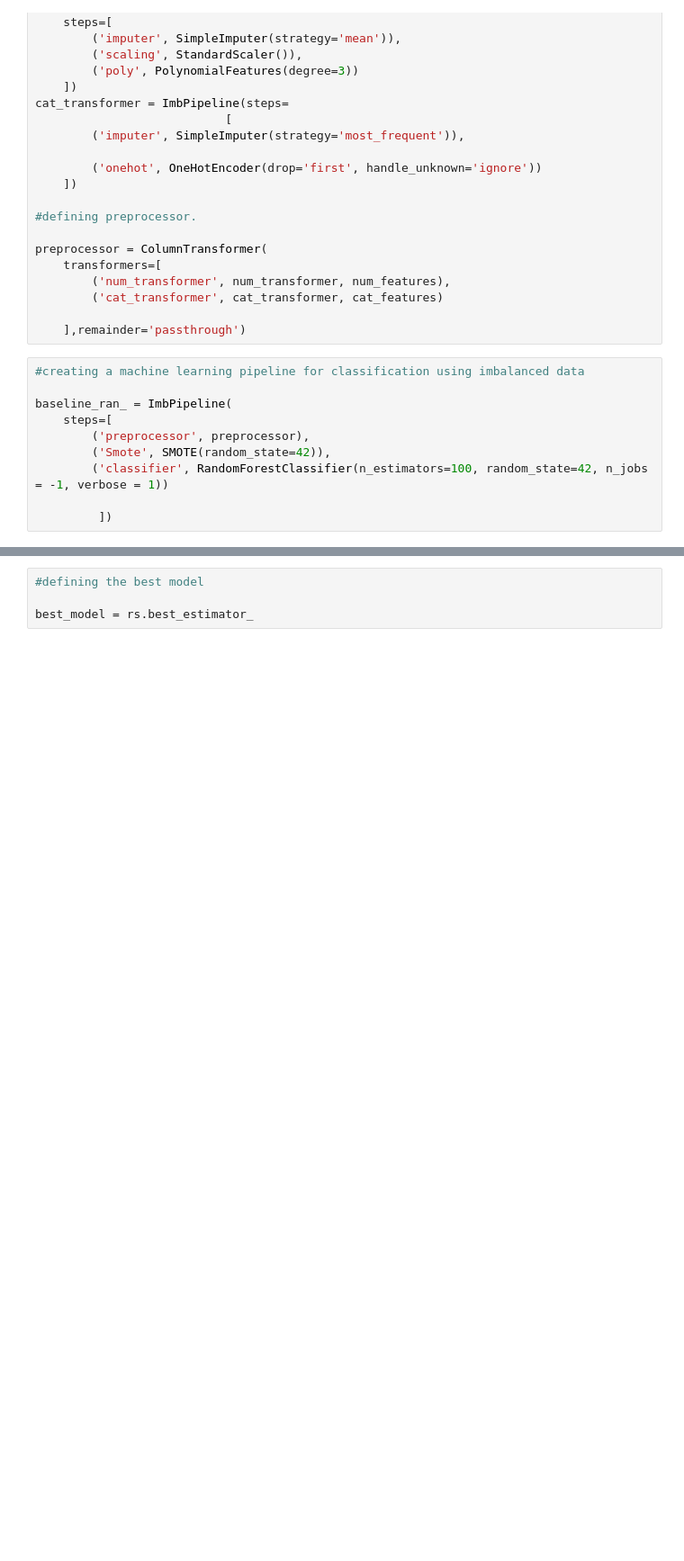
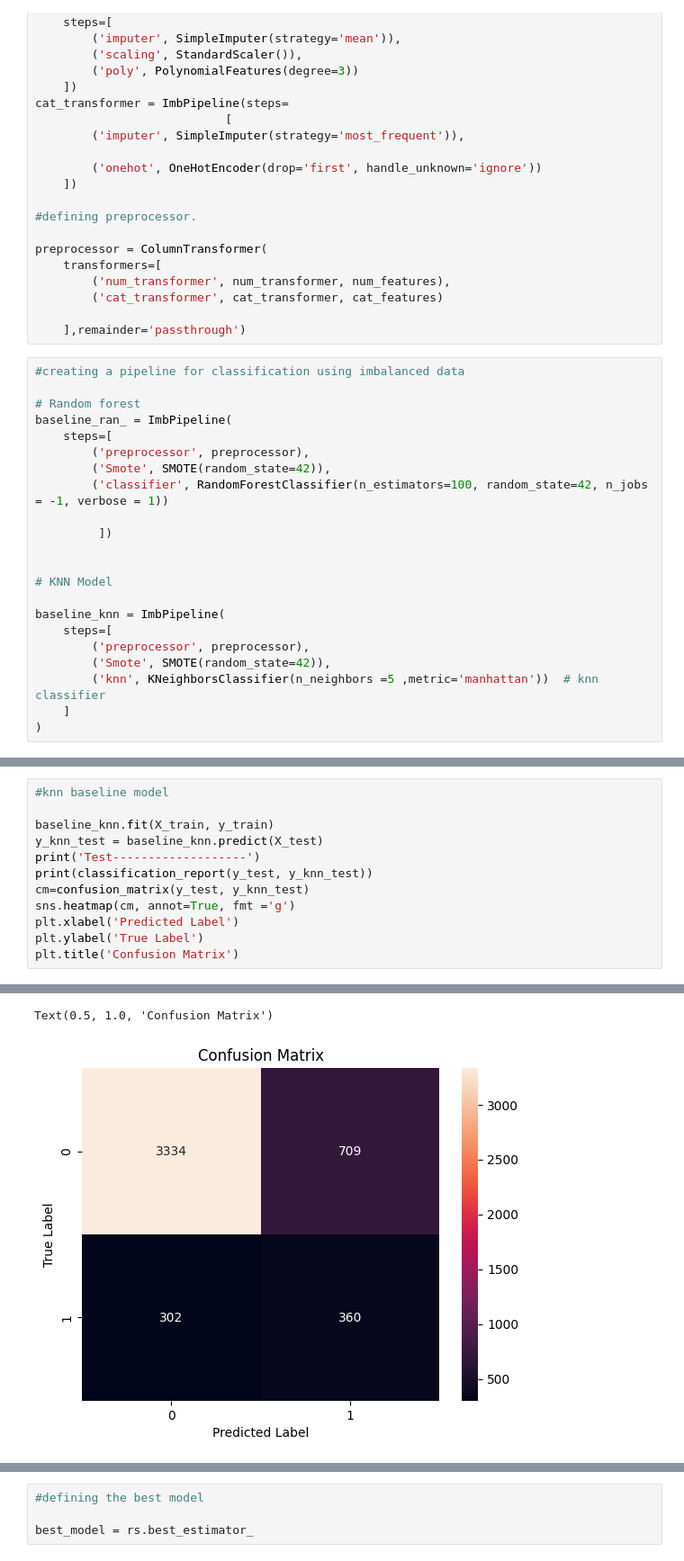
Before and after one commit to Ade-1609/ds-Financial-Inclusion, a Jupyter notebook: Financial_inclusion_in_africa.ipynb, the cells around one changed output, grey strips where cells are left out. Shown at 90% size. Cells and saved outputs as stored; diff of their text form; blank space fills up the shorter version.

```diff
--- a/Financial_inclusion_in_africa.ipynb
+++ b/Financial_inclusion_in_africa.ipynb
@@ -398,8 +398,9 @@ preprocessor = ColumnTransformer(
 
     ],remainder='passthrough')
 # %%
-#creating a machine learning pipeline for classification using imbalanced data
+#creating a pipeline for classification using imbalanced data
 
+# Random forest
 baseline_ran_ = ImbPipeline(
     steps=[
         ('preprocessor', preprocessor),
@@ -407,3 +408,14 @@ baseline_ran_ = ImbPipeline(
         ('classifier', RandomForestClassifier(n_estimators=100, random_state=42, n_jobs = -1, verbose = 1))
 
          ])
+
+
+# KNN Model
+
+baseline_knn = ImbPipeline(
+    steps=[
+        ('preprocessor', preprocessor),
+        ('Smote', SMOTE(random_state=42)),
+        ('knn', KNeighborsClassifier(n_neighbors =5 ,metric='manhattan'))  # knn classifier
+    ]
+)
@@ -450 +464,14 @@ Text(0.5, 1.0, 'Confusion Matrix')
 [figure]
+# %%
+#knn baseline model
+
+baseline_knn.fit(X_train, y_train)
+y_knn_test = baseline_knn.predict(X_test)
+print('Test-------------------')
+print(classification_report(y_test, y_knn_test))
+cm=confusion_matrix(y_test, y_knn_test)
+sns.heatmap(cm, annot=True, fmt ='g')
+plt.xlabel('Predicted Label')
+plt.ylabel('True Label')
+plt.title('Confusion Matrix')
+# %% [output]
@@ -451,3 +487,5 @@ Text(0.5, 1.0, 'Confusion Matrix')
+Text(0.5, 1.0, 'Confusion Matrix')
+[figure, added]
 # %%
 #defining parametres grid
 
```
Also changed, not shown: parts of 11 cells of this notebook.
